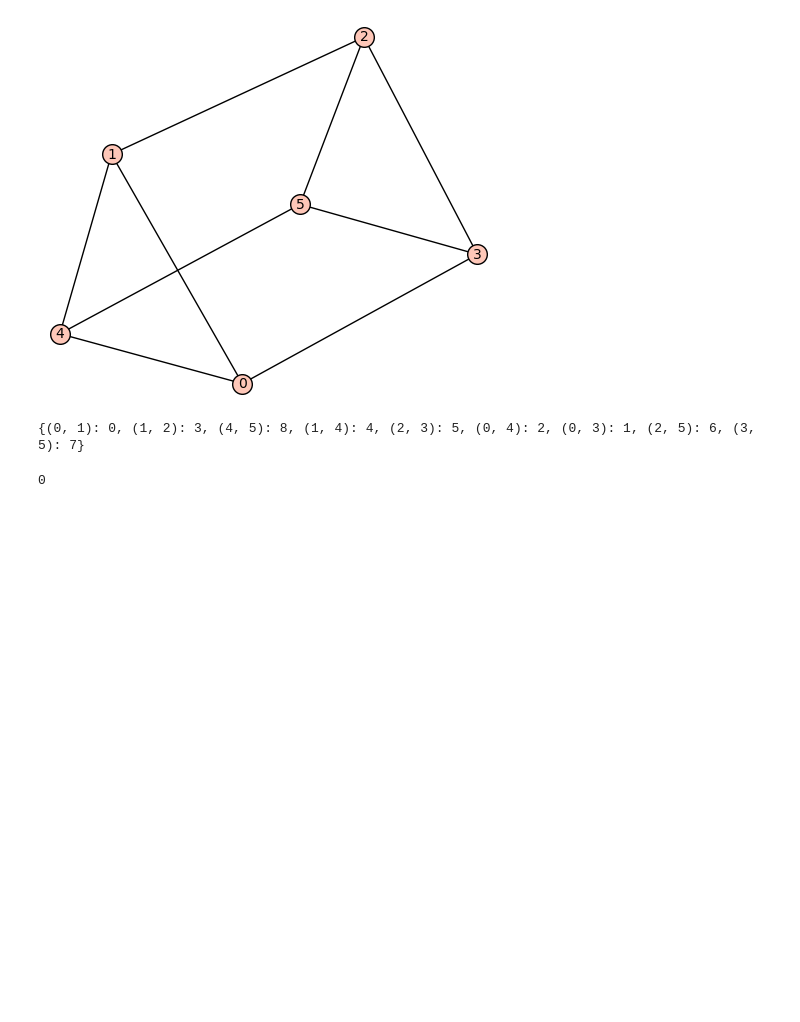
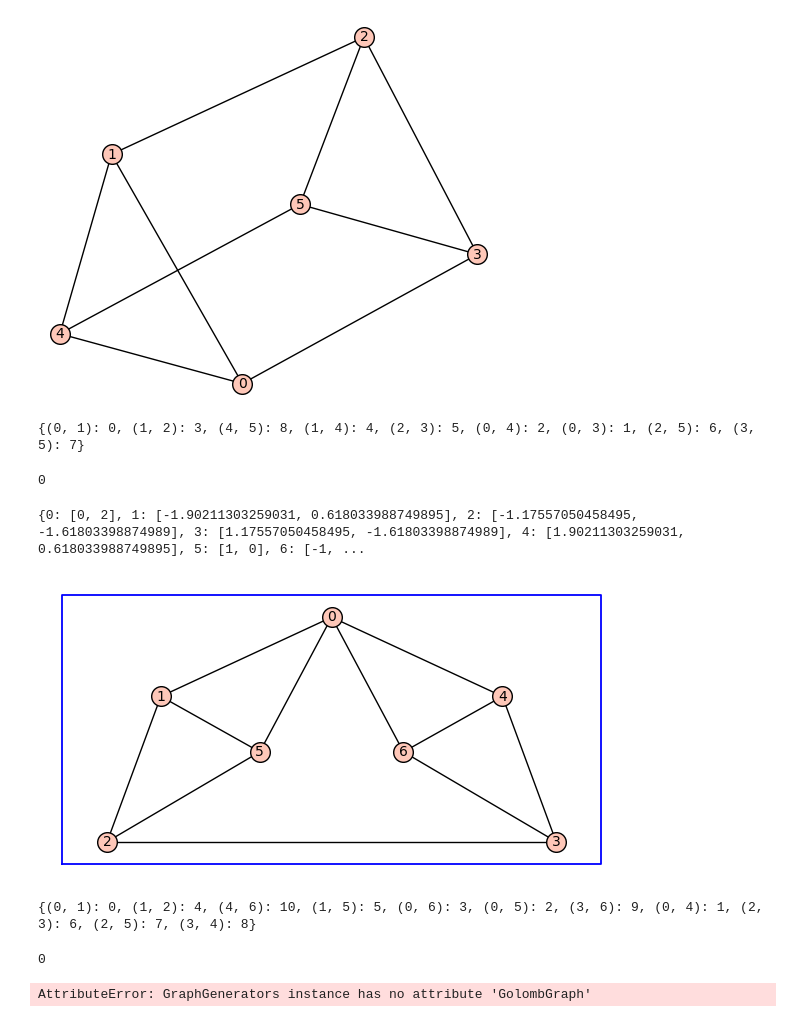
Before and after one commit to fk2601/kforest, a Jupyter notebook: kforest.ipynb, the cells around one changed output. Drawn from its saved outputs; the diff is of its cells as text; code cells hidden in the pictures; blank space fills up the shorter version.

```diff
--- a/kforest.ipynb
+++ b/kforest.ipynb
@@ -426,3 +428,28 @@ degrees_of_freedom(gg)
 # %% [output]
 {(0, 1): 0, (1, 2): 3, (4, 5): 8, (1, 4): 4, (2, 3): 5, (0, 4): 2, (0, 3): 1, (2, 5): 6, (3, 5): 7}
 0
+# %%
+moser = graphs.MoserSpindle()
+pos = moser.layout().copy()
+print(pos)
+pos[2] = [-2.5, -1,6]
+pos[3] = [2.5, -1,6]
+pos[5] = [-0.8, 0]
+pos[6] = [0.8, 0]
+pos[0] = [0, 1.5]
+p = moser.plot(vertex_labels=True, graph_border=True, pos=pos)
+p.show()
+# %% [output]
+{0: [0, 2], 1: [-1.90211303259031, 0.618033988749895], 2: [-1.17557050458495, -1.61803398874989], 3: [1.17557050458495, -1.61803398874989], 4: [1.90211303259031, 0.618033988749895], 5: [1, 0], 6: [-1, ...
+[figure, added]
+# %%
+degrees_of_freedom(moser)
+# %% [output]
+{(0, 1): 0, (1, 2): 4, (4, 6): 10, (1, 5): 5, (0, 6): 3, (0, 5): 2, (3, 6): 9, (0, 4): 1, (2, 3): 6, (2, 5): 7, (3, 4): 8}
+0
+# %%
+golomb = graphs.GolombGraph()
+pos = golomb.layout()
+golomb.plot()
+# %% [output]
+AttributeError: GraphGenerators instance has no attribute 'GolombGraph'
```
Also changed, not shown: parts of 1 cell of this notebook.
